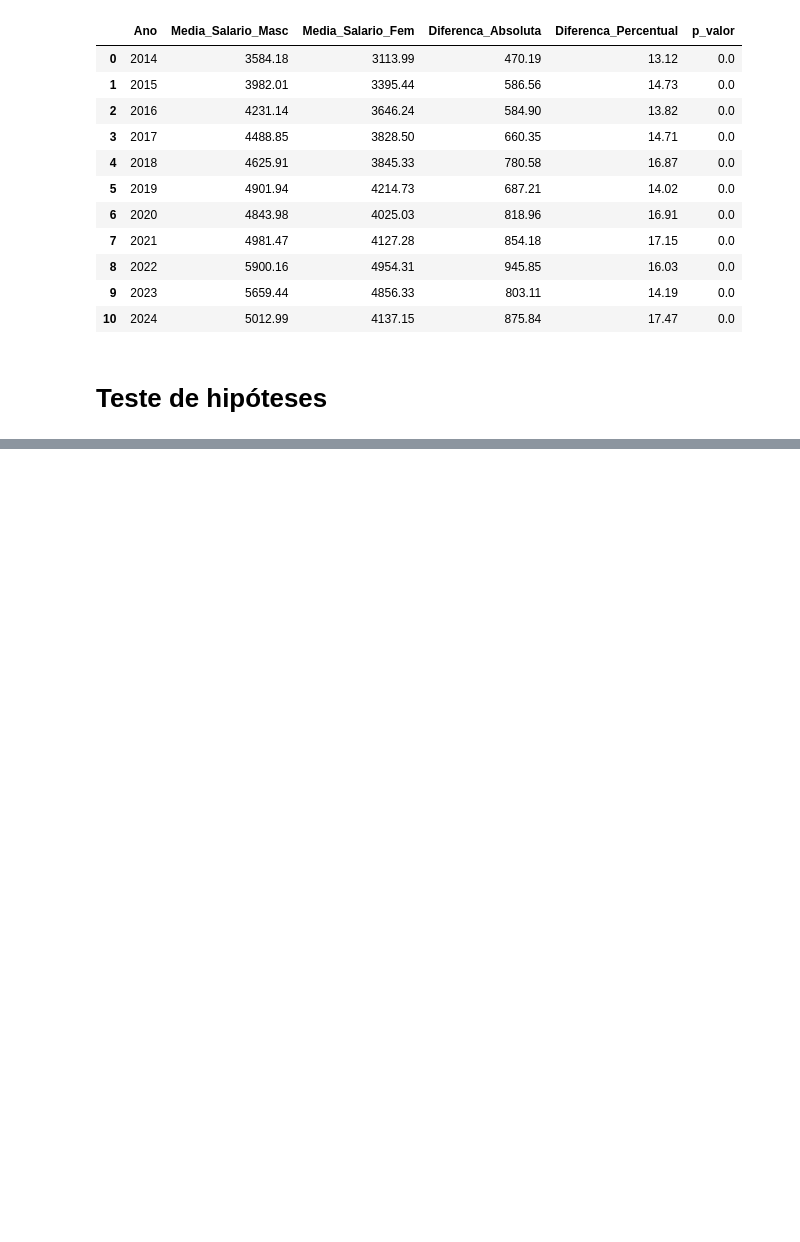
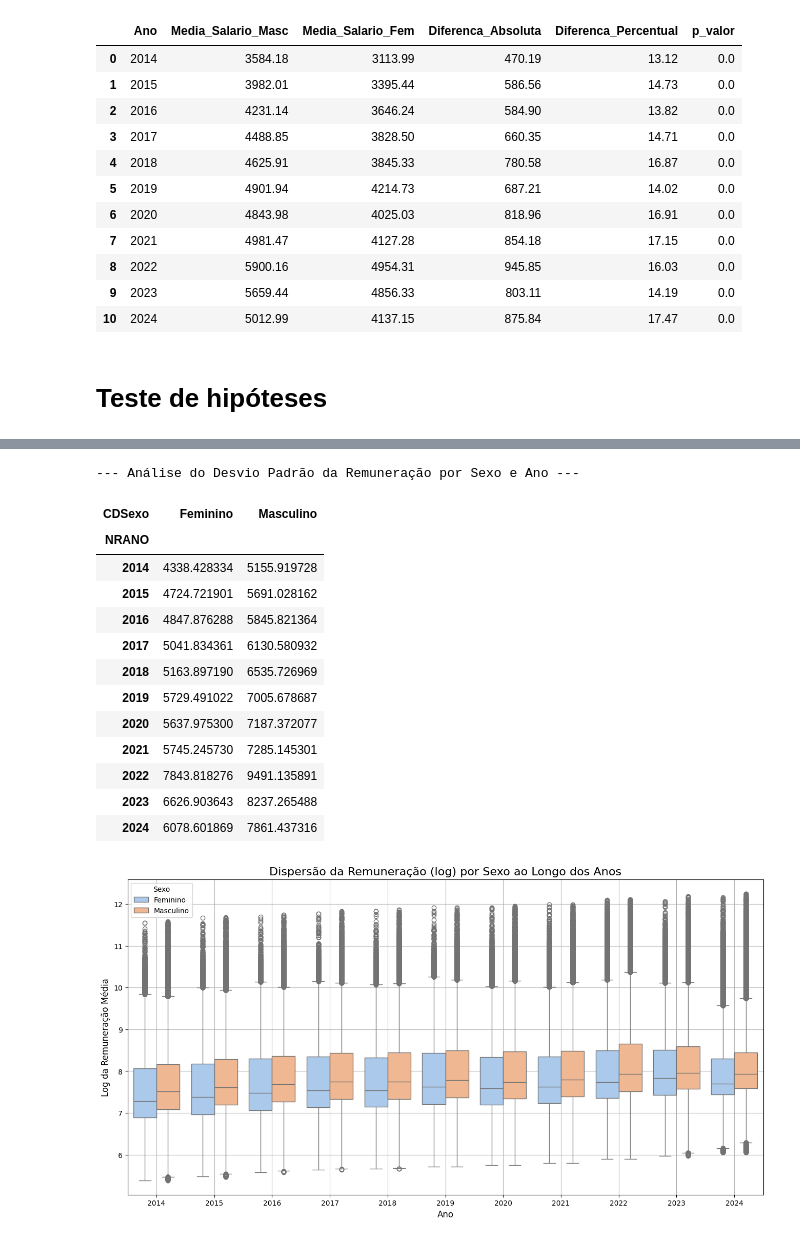
Before and after one commit to GGRoca/Lab2-Enap, a Jupyter notebook: Análise cópia.ipynb, the cells around one changed output, grey strips where cells are left out. Cells and saved outputs as stored; diff of their text form; code cells hidden in the pictures; blank space fills up the shorter version.

```diff
--- a/Análise cópia.ipynb
+++ b/Análise cópia.ipynb
@@ -477,0 +576,37 @@ Análise concluída e memória liberada.
+# %%
+# %%
+# --- 6.3: Análise da Dispersão da Remuneração por Sexo e Ano ---
+# Além da média, é importante analisar a dispersão dos salários (desvio padrão)
+
+print("--- Análise do Desvio Padrão da Remuneração por Sexo e Ano ---")
+remuneracao_std_anual = df_remun.groupby(['NRANO', 'CDSexo'], observed=False)['VLRemunMediaNom'].std().unstack()
+display(remuneracao_std_anual)
+
+# Boxplot para visualizar a dispersão da remuneração ao longo dos anos
+# Usaremos o log da remuneração para uma melhor visualização, pois os outliers são muito extremos
+df_remun['log_VLRemunMediaNom'] = np.log1p(df_remun['VLRemunMediaNom'])
+
+plt.figure(figsize=(16, 8))
+sns.boxplot(data=df_remun, x='NRANO', y='log_VLRemunMediaNom', hue='CDSexo', palette='pastel')
+plt.title('Dispersão da Remuneração (log) por Sexo ao Longo dos Anos', fontsize=16)
+plt.xlabel('Ano', fontsize=12)
+plt.ylabel('Log da Remuneração Média', fontsize=12)
+plt.legend(title='Sexo')
+plt.grid(True)
+plt.show()
+# %% [output]
+--- Análise do Desvio Padrão da Remuneração por Sexo e Ano ---
+| CDSexo | Feminino | Masculino |
+| NRANO |  |  |
+| 2014 | 4338.428334 | 5155.919728 |
+| 2015 | 4724.721901 | 5691.028162 |
+| 2016 | 4847.876288 | 5845.821364 |
+| 2017 | 5041.834361 | 6130.580932 |
+| 2018 | 5163.897190 | 6535.726969 |
+| 2019 | 5729.491022 | 7005.678687 |
+| 2020 | 5637.975300 | 7187.372077 |
+| 2021 | 5745.245730 | 7285.145301 |
+| 2022 | 7843.818276 | 9491.135891 |
+| 2023 | 6626.903643 | 8237.265488 |
+| 2024 | 6078.601869 | 7861.437316 |
+[figure, added]
```
Also changed, not shown: parts of 9 cells of this notebook.
